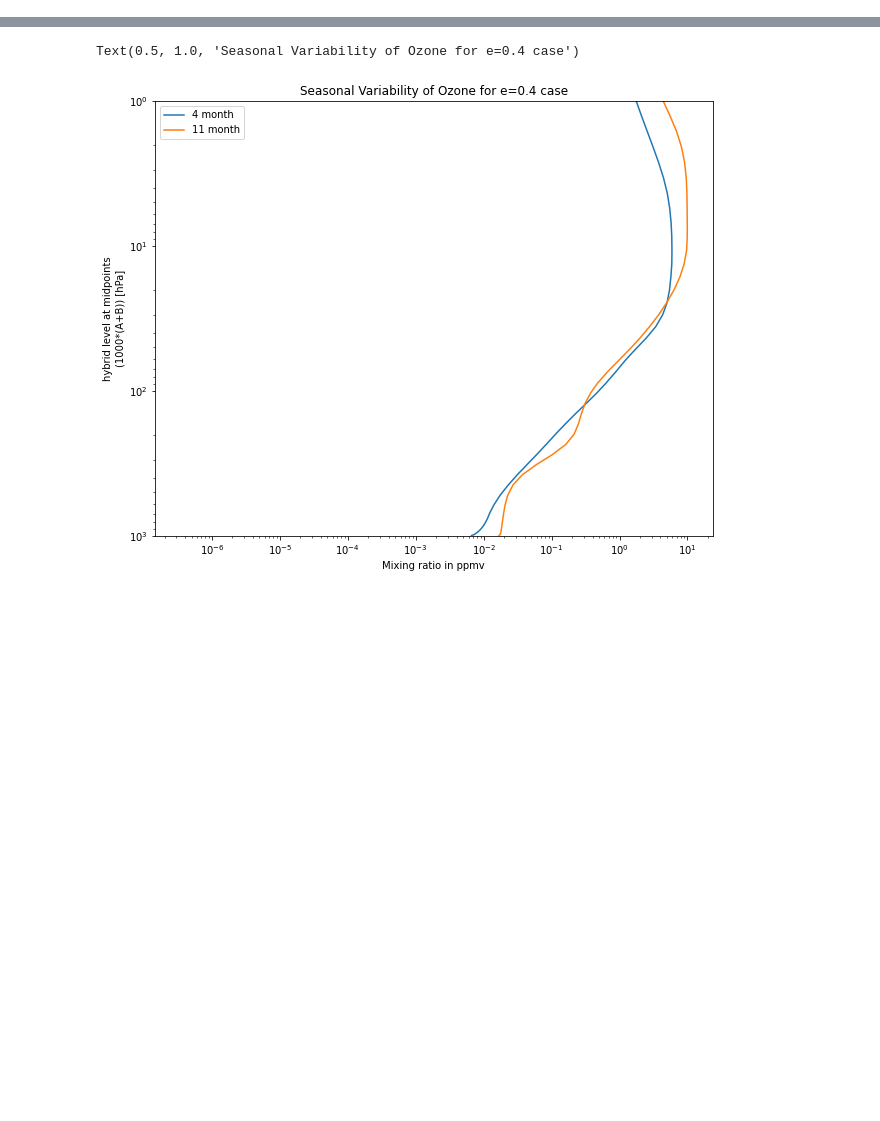
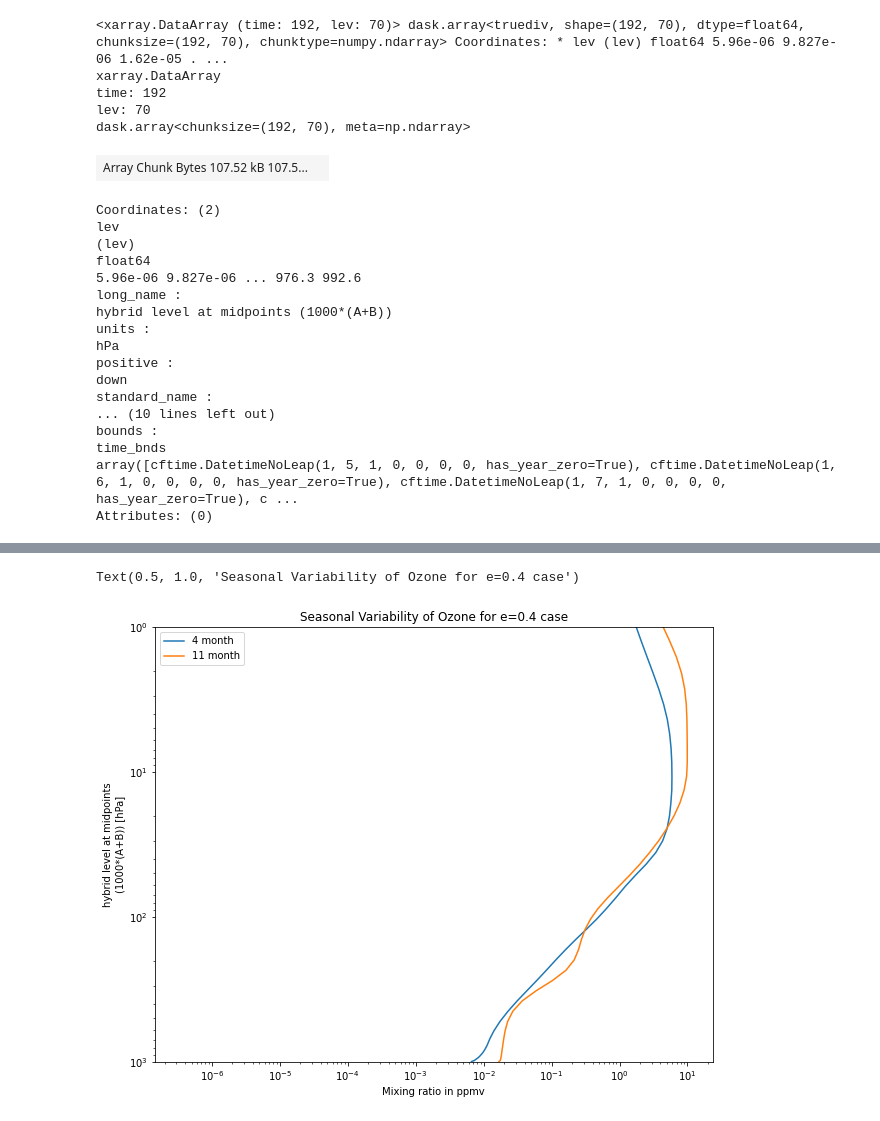
Before and after one commit to pybl1994/analysis_code, a Jupyter notebook: MixingRatios&WaterProcesses.ipynb, the cells around one changed output, grey strips where cells are left out. Saved outputs shown, nothing was run; the diff lists cells and outputs as text; code cells hidden in the pictures; blank space fills up the shorter version.

```diff
--- a/MixingRatios&WaterProcesses.ipynb
+++ b/MixingRatios&WaterProcesses.ipynb
@@ -313,3 +329,29 @@ def find_nearest(array, value):
+# %%
+T_obl0_circ[0].T.weighted(weights).mean(dim=("lat","lon"))
+# %% [output]
+<xarray.DataArray (time: 192, lev: 70)> dask.array<truediv, shape=(192, 70), dtype=float64, chunksize=(192, 70), chunktype=numpy.ndarray> Coordinates: * lev (lev) float64 5.96e-06 9.827e-06 1.62e-05 . ...
+xarray.DataArray
+time: 192
+lev: 70
+dask.array<chunksize=(192, 70), meta=np.ndarray>
+| Array Chunk Bytes 107.52 kB 107.5... |  |
+Coordinates: (2)
+lev
+(lev)
+float64
+5.96e-06 9.827e-06 ... 976.3 992.6
+long_name :
+hybrid level at midpoints (1000*(A+B))
+units :
+hPa
+positive :
+down
+standard_name :
+... (10 lines left out)
+bounds :
+time_bnds
+array([cftime.DatetimeNoLeap(1, 5, 1, 0, 0, 0, 0, has_year_zero=True), cftime.DatetimeNoLeap(1, 6, 1, 0, 0, 0, 0, has_year_zero=True), cftime.DatetimeNoLeap(1, 7, 1, 0, 0, 0, 0, has_year_zero=True), c ...
+Attributes: (0)
 # %%
 # homo_km  = Z_e0.values[48] # Find the maximum y value
 # homo_hpa = Z_e0.lev[48]  # Find the x value corresponding to the maximum y value
```
Also changed, not shown: parts of 62 cells of this notebook.
